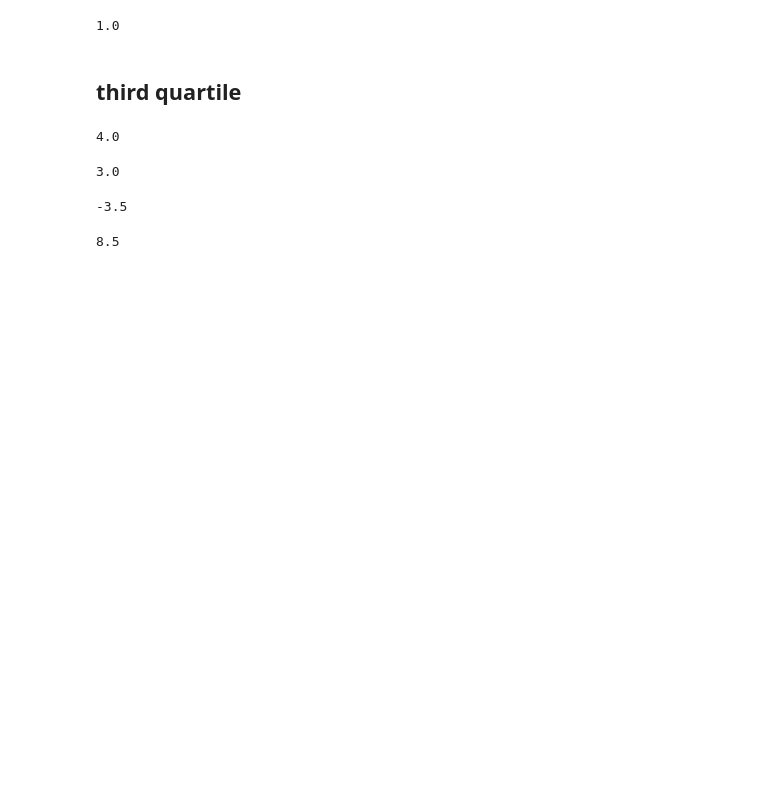
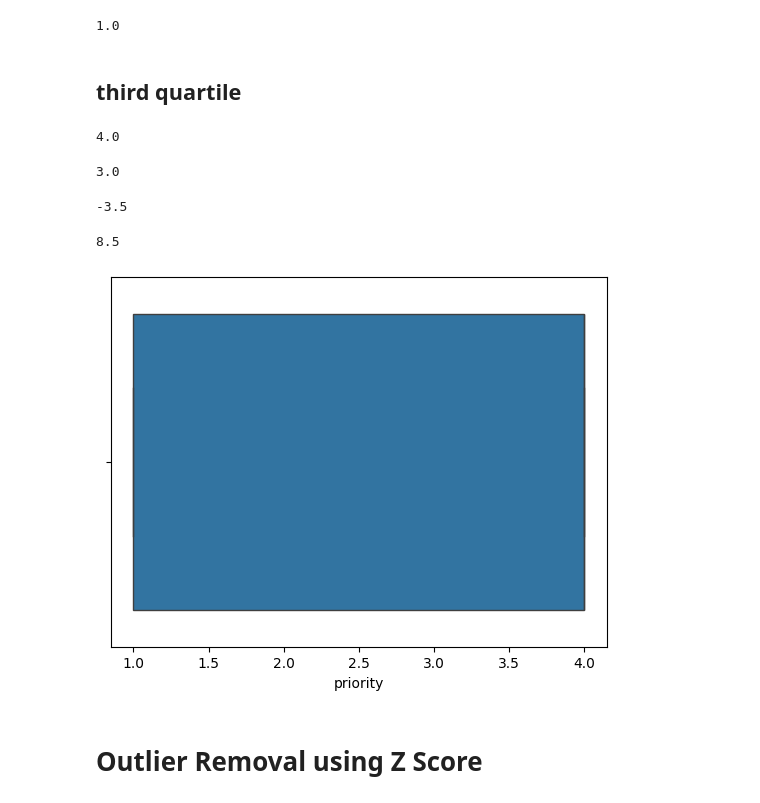
Before and after one commit to Javaria-Shabbir24/OutliersDetectionAndRemoval-MachineLearning, a Jupyter notebook: Outliers.ipynb, the cells around one changed output. Saved outputs shown, nothing was run; the diff lists cells and outputs as text; code cells hidden in the pictures; blank space fills up the shorter version.

```diff
--- a/Outliers.ipynb
+++ b/Outliers.ipynb
@@ -89,3 +89,10 @@ max_value
 8.5
 # %%
 new_dataset=dataset[dataset["priority"]<= max_value]
+# %%
+sns.boxplot(x="priority",data=new_dataset)
+plt.show()
+# %% [output]
+[figure, added]
+# %% [markdown]
+# Outlier Removal using Z Score
```
Also changed, not shown: parts of 16 cells of this notebook.
